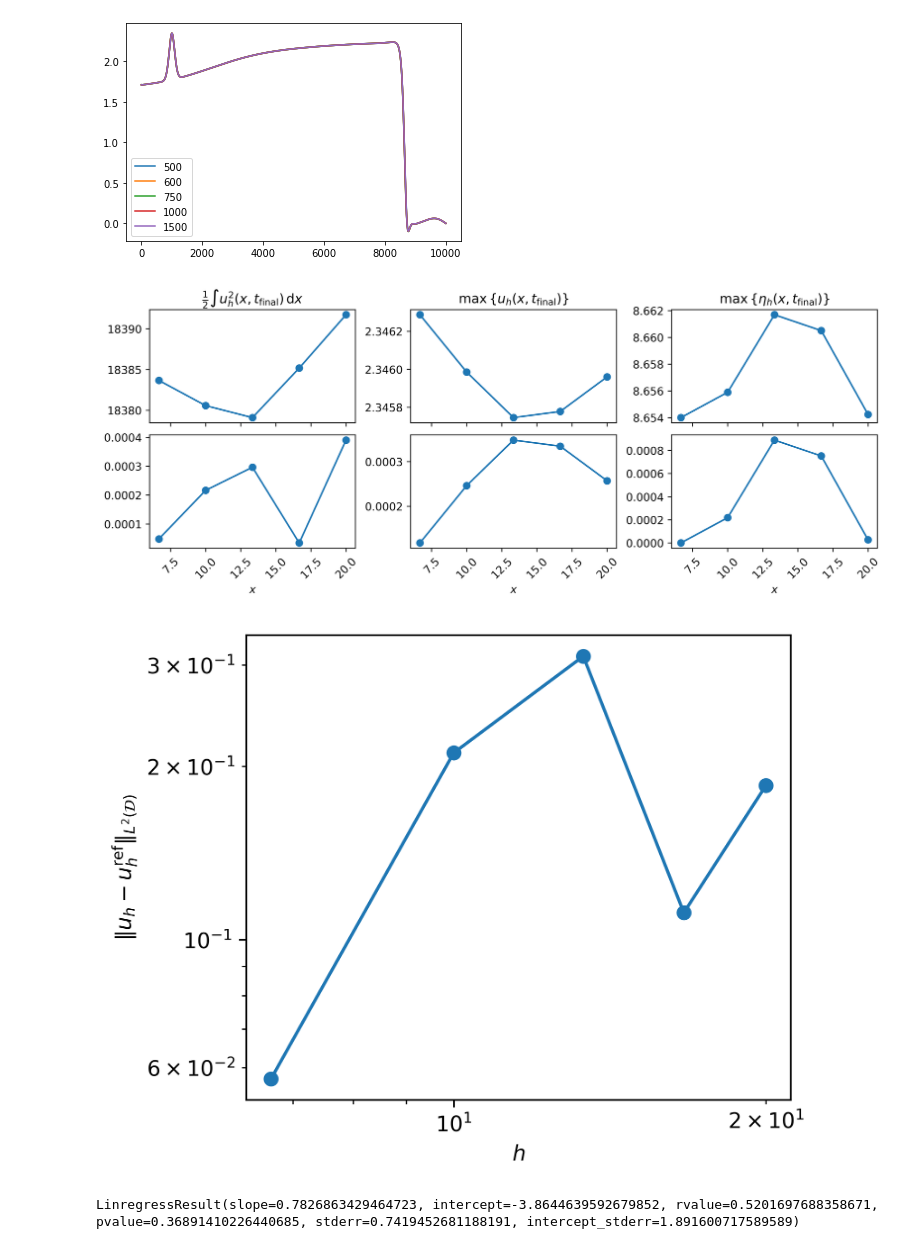
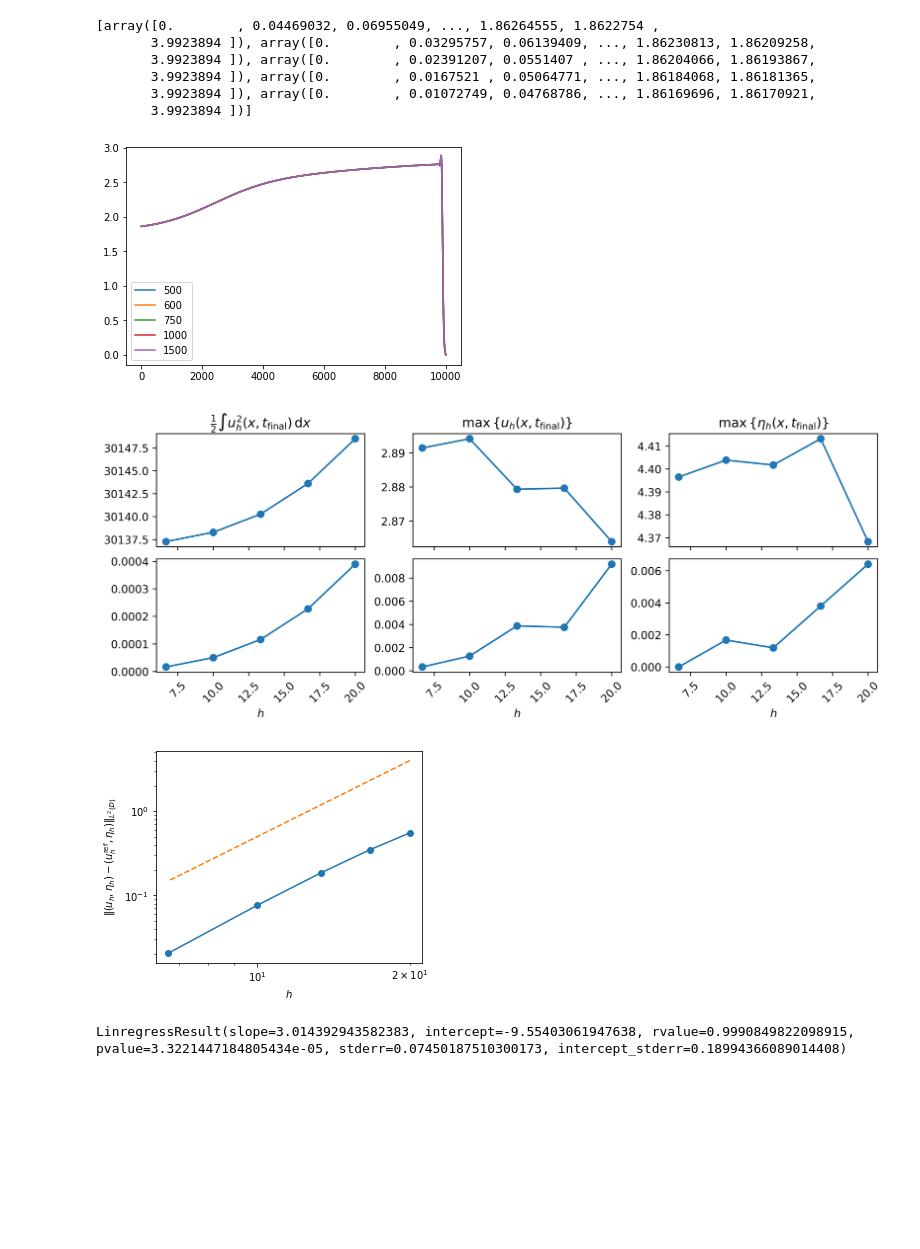
Before and after one commit to connor-duffin/sswe, a Jupyter notebook: notebooks/check-FEM-convergence.ipynb, the cells around one changed output. Saved outputs shown, nothing was run; the diff lists cells and outputs as text; code cells hidden in the pictures; blank space fills up the shorter version.

```diff
--- a/notebooks/check-FEM-convergence.ipynb
+++ b/notebooks/check-FEM-convergence.ipynb
@@ -16,7 +16,7 @@ from figures import figure_sizes
 
 fe.set_log_level(40)
 # %%
-dt = 2.
+dt = 1.
 theta = 0.6
 
 nu = 1.
@@ -28,7 +28,8 @@ def run_model(nx):
 
     swe = ShallowOne(
         control=dict(nx=nx, dt=dt, theta=theta, simulation="tidal_flow"),
-        params=dict(nu=nu, bump_centre=bump_centre))
+        params=dict(nu=5., shore_start=2000., shore_height=5.,
+                    bump_height=0., bump_centre=8000., bump_width=400))
 
     t = 0.
     for i in range(nt):
@@ -48,7 +49,8 @@ swe_reference_dofs = run_model(nx_ref)
 
 swe = ShallowOne(
     control=dict(nx=nx_ref, dt=dt, theta=theta, simulation="tidal_flow"),
-    params=dict(nu=nu, bump_centre=bump_centre))
+    params=dict(nu=5., shore_start=2000., shore_height=5.,
+                bump_height=0., bump_centre=8000., bump_width=400))
 
 du_ref = swe.du.copy()
 du_ref.vector().set_local(swe_reference_dofs)
@@ -58,22 +60,32 @@ nx = [500, 600, 750, 1000, 1500]
 p = Pool(8)
 du_dofs = p.map(run_model, nx)
 # %%
+print(du_dofs)
 dus = []
-for n, du_dofs in zip(nx, du_dofs):
+for n, du_dof in zip(nx, du_dofs):
     swe = ShallowOne(
         control=dict(nx=n, dt=dt, theta=0.6, simulation="tidal_flow"),
-        params=dict(nu=nu, bump_centre=bump_centre))
+        params=dict(nu=5., shore_start=2000., shore_height=5.,
+                    bump_height=0., bump_centre=8000., bump_width=400))
     du = swe.du.copy()
-    du.vector().set_local(du_dofs)
+    du.vector().set_local(du_dof)
     dus.append(du)
+# %% [output]
+[array([0.        , 0.04469032, 0.06955049, ..., 1.86264555, 1.8622754 ,
+       3.9923894 ]), array([0.        , 0.03295757, 0.06139409, ..., 1.86230813, 1.86209258,
+       3.9923894 ]), array([0.        , 0.02391207, 0.0551407 , ..., 1.86204066, 1.86193867,
+       3.9923894 ]), array([0.        , 0.0167521 , 0.05064771, ..., 1.86184068, 1.86181365,
+       3.9923894 ]), array([0.        , 0.01072749, 0.04768786, ..., 1.86169696, 1.86170921,
+       3.9923894 ])]
 # %%
 for du in dus:
     u, h = du.split()
     fe.plot(u)
+
 plt.legend(nx)
 plt.show()
 # %% [output]
-[figure, old version]
+[figure, new version]
 # %%
 h_grid = np.array([10_000 / n for n in nx])
 
@@ -88,51 +100,51 @@ for i, du in enumerate(dus):
     h_max[i] = np.max(h.compute_vertex_values())
     energies[i] = fe.assemble(0.5 * u**2 * fe.dx)
 
 u_ref, h_ref = du_ref.split()
 energy_ref = fe.assemble(0.5 * u_ref**2 * fe.dx)
 u_max_ref = np.max(u_ref.compute_vertex_values())
 h_max_ref = np.max(h.compute_vertex_values())
 
 fig, ax = plt.subplots(2, 3, constrained_layout=True,
                        figsize=(10, 4), sharex=True, dpi=600)
 ax = ax.flatten()
 for a in ax:
     a.tick_params(axis='x', labelrotation=45)
 
 ax[0].plot(h_grid, energies, "o-")
 ax[0].set_title(r"$\frac{1}{2} \int u_h^2(x, t_{\mathrm{final}}) \, \mathrm{d} x $")
 ax[1].plot(h_grid, u_max, "o-")
 ax[1].set_title(r"$\max \, \{u_h(x, t_{\mathrm{final}})\}$")
 ax[2].plot(h_grid, h_max, "o-")
 ax[2].set_title(r"$\max \, \{\eta_h(x, t_{\mathrm{final}})\}$")
 
 ax[3].plot(h_grid, np.abs(energies - energy_ref) / np.abs(energy_ref), "o-")
 ax[4].plot(h_grid, np.abs(u_max - u_max_ref) / np.abs(u_max_ref), "o-")
 ax[5].plot(h_grid, np.abs(h_max - h_max_ref) / np.abs(h_max_ref), "o-")
 
 for ax in ax[3:]:
-    ax.set_xlabel(r"$x$")
+    ax.set_xlabel(r"$h$")
 
 plt.savefig("../figures/fem-mesh-refinement-convergence.pdf")
 plt.show()
 # %% [output]
-[figure, old version]
+[figure, new version]
 # %%
 errors = np.array([compute_error(du, du_ref) for du in dus])
 # %%
 fig, ax = plt.subplots(1, 1,
                        constrained_layout=True,
                        figsize=(1.3 * figure_sizes["halfwidth"],
-                                1 * figure_sizes["halfwidth"]),
-                       dpi=600)
+                                1 * figure_sizes["halfwidth"]))
 ax.loglog(h_grid, errors, marker="o")
+ax.loglog(h_grid, 5e-4 * h_grid**3, "--")
 ax.set_xlabel(r"$h$")
-ax.set_ylabel(r"$\Vert u_h - u_h^{\mathrm{ref}} \Vert_{L^2(\mathcal{D})} $")
+ax.set_ylabel(r"$\Vert (u_h, \eta_h) - (u_h^{\mathrm{ref}}, \eta_h) \Vert_{L^2(\mathcal{D})} $")
 plt.savefig("../figures/fem-convergence.pdf")
 # %% [output]
-[figure, old version]
+[figure, new version]
 # %%
 from scipy.stats import linregress
 print(linregress(np.log(h_grid), np.log(errors)))
 # %% [output]
-LinregressResult(slope=0.7826863429464723, intercept=-3.8644639592679852, rvalue=0.5201697688358671, pvalue=0.36891410226440685, stderr=0.7419452681188191, intercept_stderr=1.891600717589589)
+LinregressResult(slope=3.014392943582383, intercept=-9.55403061947638, rvalue=0.9990849822098915, pvalue=3.3221447184805434e-05, stderr=0.07450187510300173, intercept_stderr=0.18994366089014408)
```
Also changed, not shown: 4 other files.
